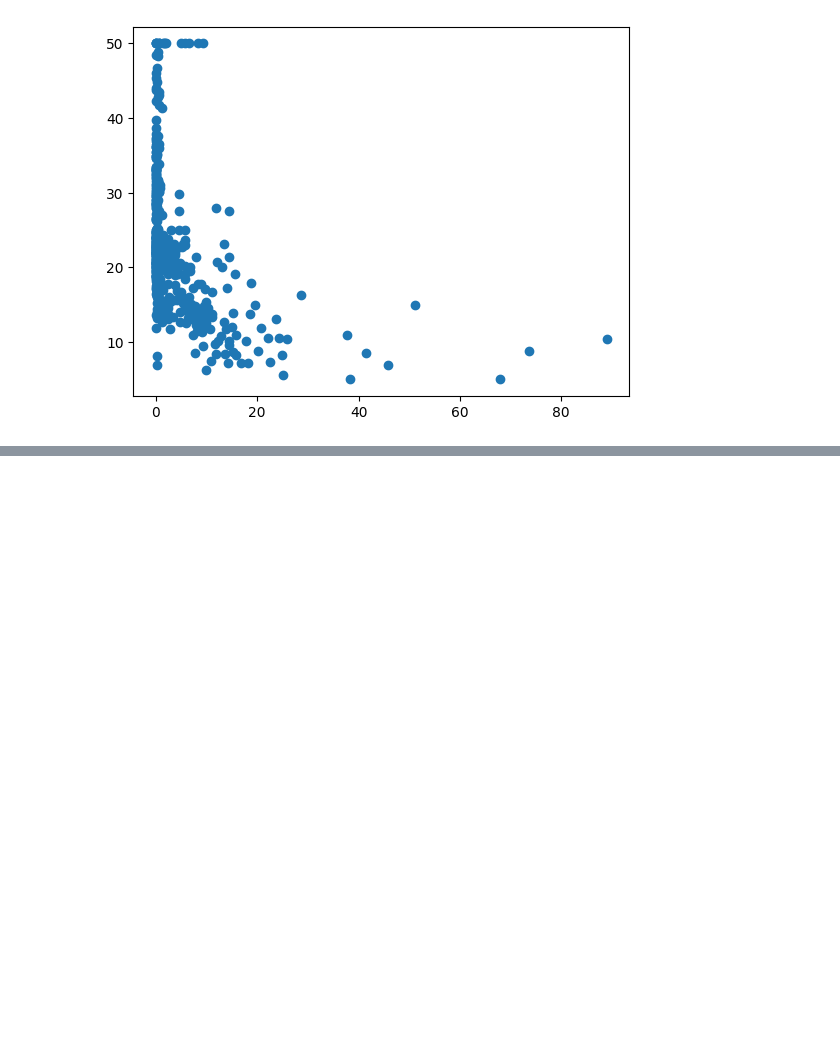
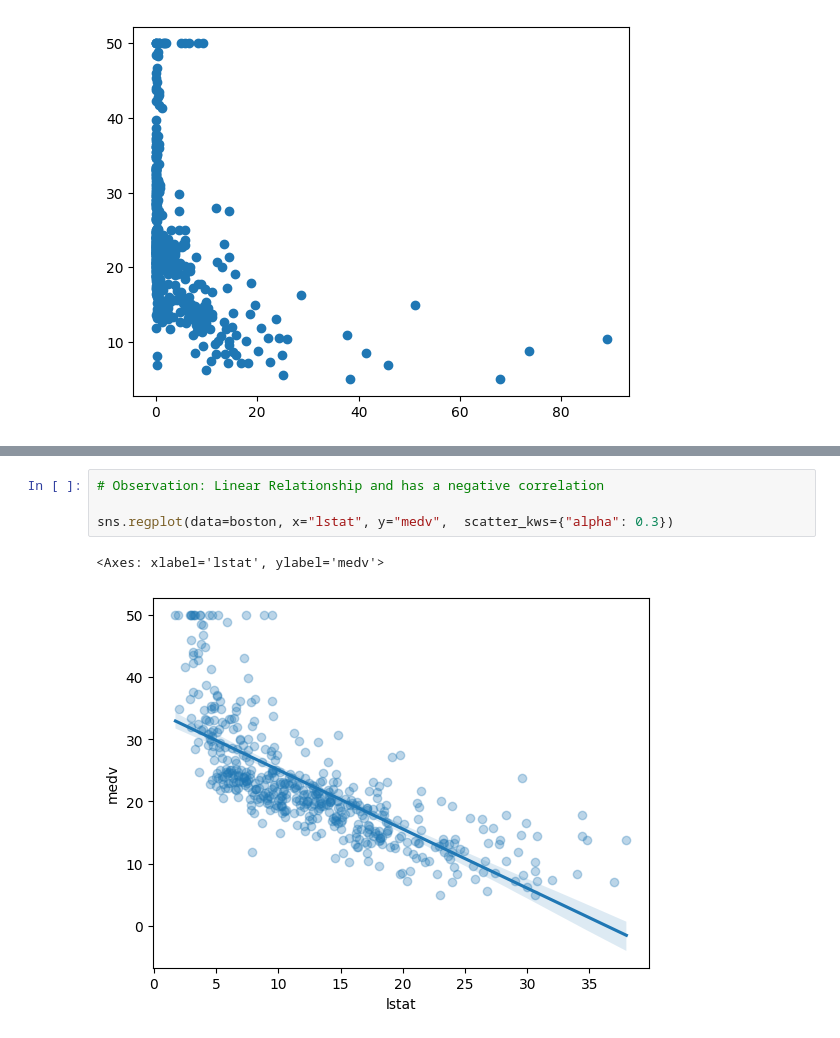
Before and after one commit to Hassan3924/Boston-Housing-Price-Prediction, a Jupyter notebook: boston_price_prediction.ipynb, the cells around one changed output, grey strips where cells are left out. Cells and saved outputs as stored; diff of their text form; blank space fills up the shorter version.

```diff
--- a/boston_price_prediction.ipynb
+++ b/boston_price_prediction.ipynb
@@ -98,0 +107,7 @@ plt.scatter(boston['crim'], boston['medv'])
+# %%
+# Observation: Linear Relationship and has a negative correlation
+
+sns.regplot(data=boston, x="lstat", y="medv",  scatter_kws={"alpha": 0.3})
+# %% [output]
+<Axes: xlabel='lstat', ylabel='medv'>
+[figure, added]
```
Also changed, not shown: parts of 22 cells of this notebook.
